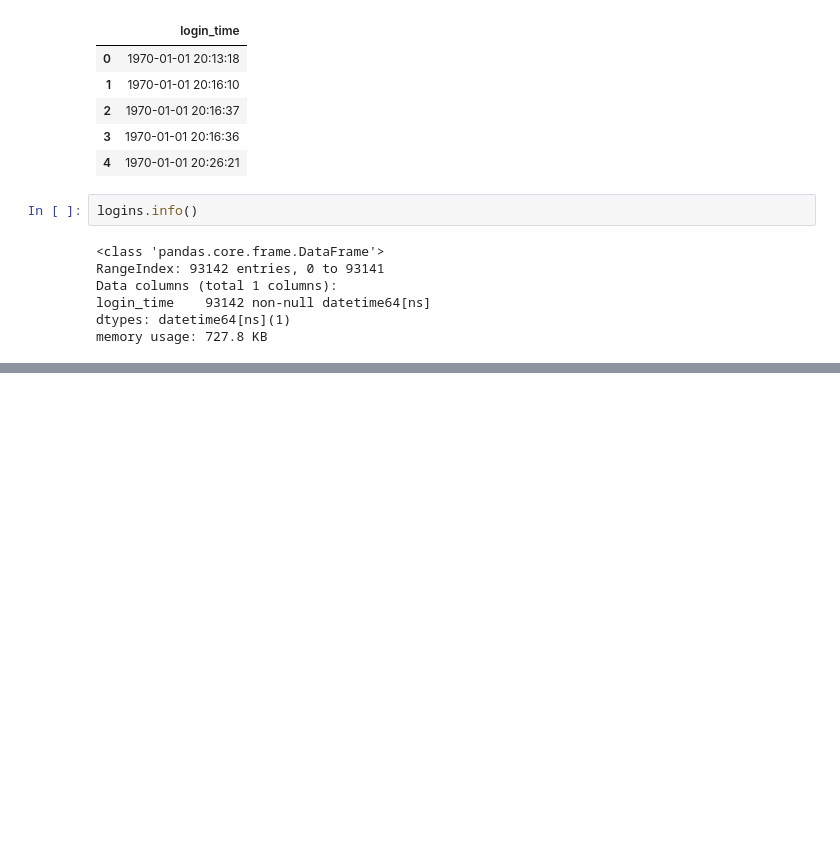
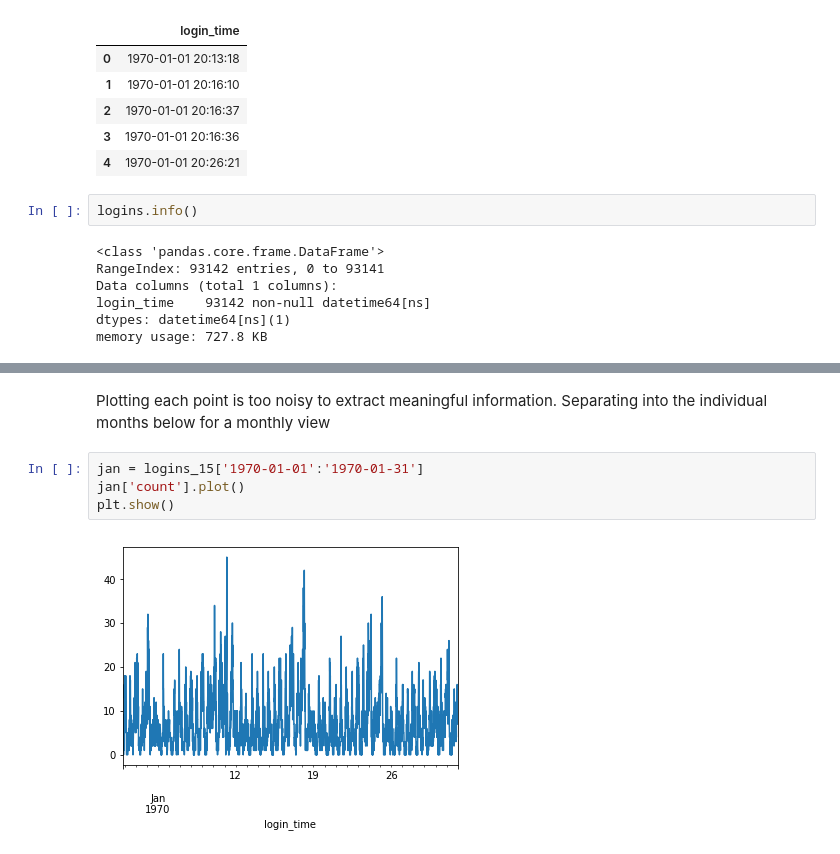
Before and after one commit to cisco3775/Take-Home-Challenge, a Jupyter notebook: Take-Home Challenge Ultimate Technologies Inc..ipynb, the cells around one changed output, grey strips where cells are left out. Drawn from its saved outputs; the diff is of its cells as text; blank space fills up the shorter version.

```diff
--- a/Take-Home Challenge Ultimate Technologies Inc..ipynb
+++ b/Take-Home Challenge Ultimate Technologies Inc..ipynb
@@ -42,0 +61,8 @@ logins
+# %% [markdown]
+Plotting each point is too noisy to extract meaningful information. Separating into the individual months below for a monthly view
+# %%
+jan = logins_15['1970-01-01':'1970-01-31']
+jan['count'].plot()
+plt.show()
+# %% [output]
+[figure, added]
```
Also changed, not shown: parts of 83 cells of this notebook.
